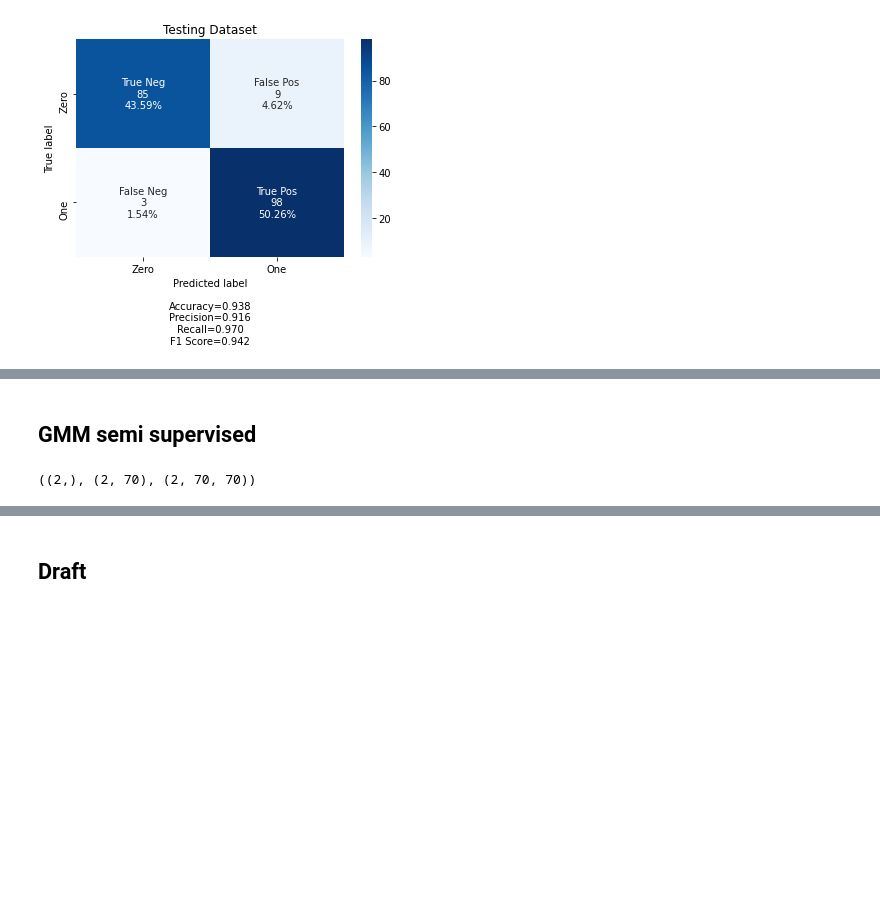
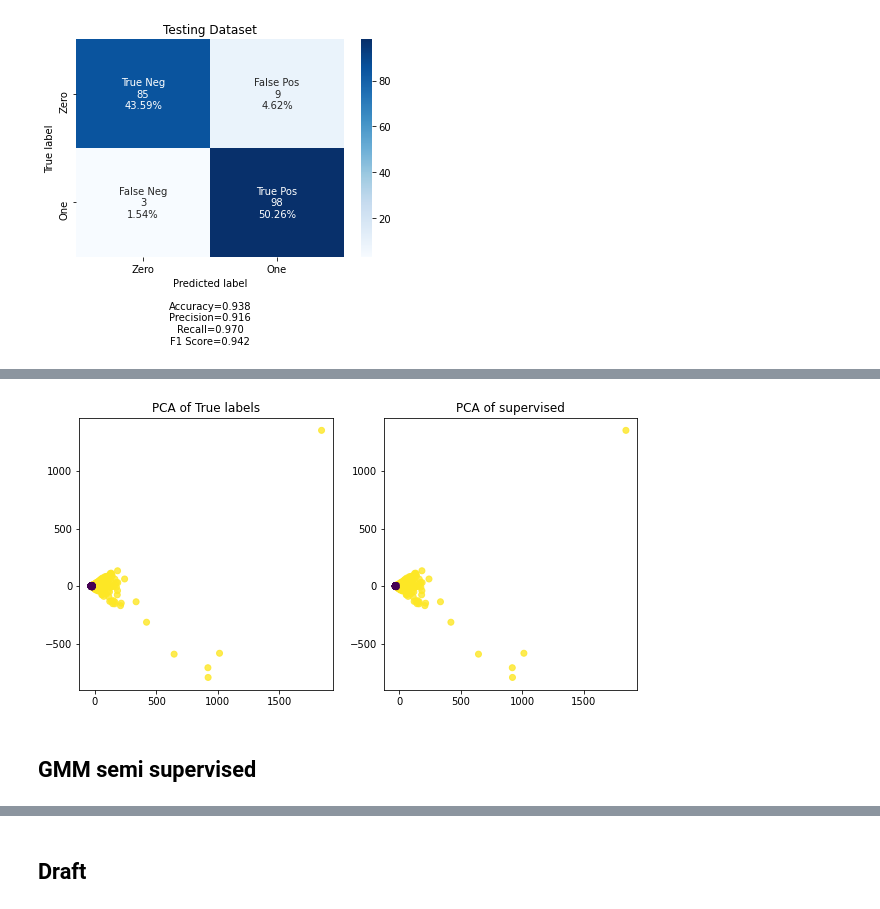
Before and after one commit to mohcineelharras/daml_project, a Jupyter notebook: project/daml_project.ipynb, the cells around one changed output, grey strips where cells are left out. Saved outputs shown, nothing was run; the diff lists cells and outputs as text; code cells hidden in the pictures; blank space fills up the shorter version.

```diff
--- a/project/daml_project.ipynb
+++ b/project/daml_project.ipynb
@@ -1522,16 +1597,17 @@ Text(0.5, 1.0, 'Testing Dataset')
+# %%
+#print(X_true_test.shape,X_true_test.shape)
+X_test=pd.concat([X_true,X_false])
 # %%
-X=df_dummies.drop("Risk",axis=1)
-y=df_dummies["Risk"]
-
-#print(pd_pred_full.head(10))
 pca = PCA(n_components=2)
-X_r = pca.fit(X).transform(X)
-f, axs = plt.subplots(1,2,figsize=(8,5))
-axs[0].scatter(X_r[:, 0], X_r[:, 1], c=pd_pred_full['decision'], alpha=.8,)
-axs[0].set_title('PCA of Semi supervised')
-axs[1].scatter(X_r[:, 0], X_r[:, 1], c=pd_pred_full["y"], alpha=.8,)
-axs[1].set_title('PCA of True')
+X_r = pca.fit(X_test).transform(X_test)
+f, axs = plt.subplots(1,2,figsize=(10,5))
+axs[1].scatter(X_r[:, 0], X_r[:, 1], c=full_pddf['decision'], alpha=.8,)
+axs[1].set_title('PCA of supervised')
+axs[0].scatter(X_r[:, 0], X_r[:, 1], c=full_pddf["y"], alpha=.8,)
+axs[0].set_title('PCA of True labels')
 plt.show()
+# %% [output]
+[figure, added]
 # %% [markdown]
 ## GMM semi supervised
 # %%
@@ -1584,7 +1662,3 @@ cov=np.array([cov_true,cov_false])
-# %%
-pi.shape,mu.shape,cov.shape
-# %% [output]
-((2,), (2, 70), (2, 70, 70))
 # %%
 class GMM:
 #---------------------------------------------------------------------------
```
Also changed, not shown: parts of 9 cells of this notebook.
